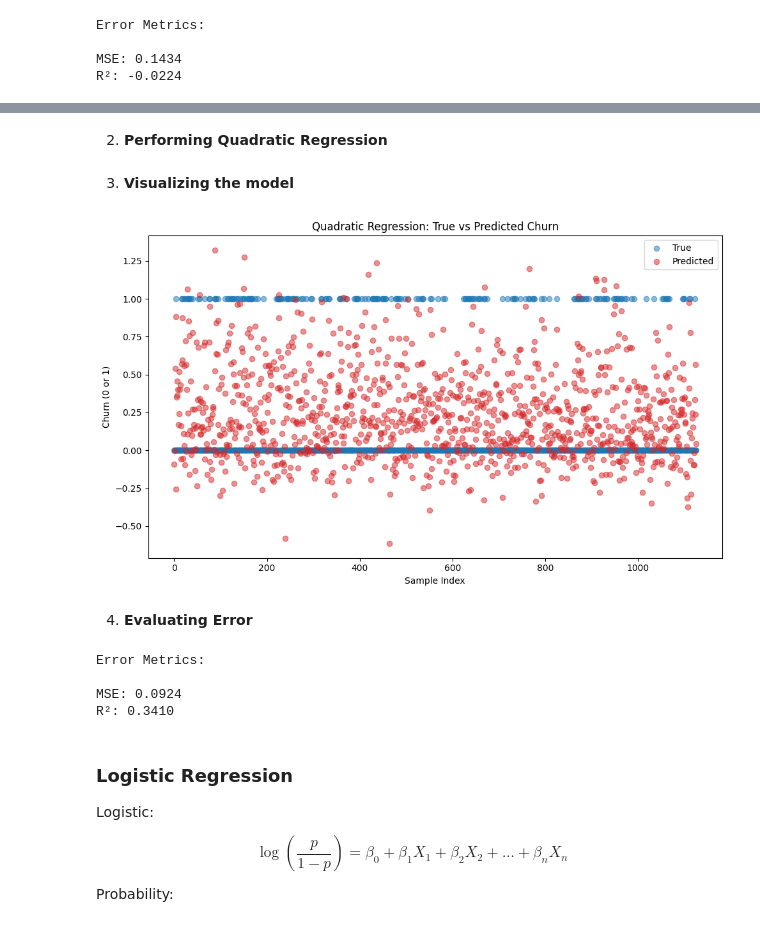
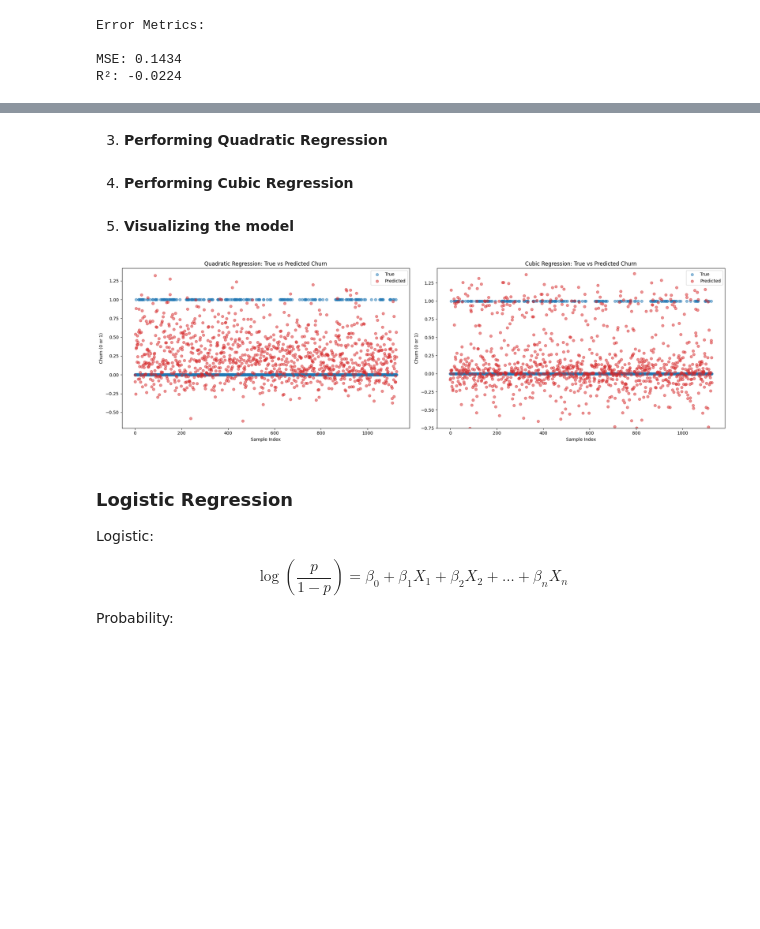
Before and after one commit to SepehrAkbari/LFC-courses, a Jupyter notebook: CSCI-250/Projects/P1/main.ipynb, the cells around one changed output, grey strips where cells are left out. Saved outputs shown, nothing was run; the diff lists cells and outputs as text; code cells hidden in the pictures; blank space fills up the shorter version.

```diff
--- a/CSCI-250/Projects/P1/main.ipynb
+++ b/CSCI-250/Projects/P1/main.ipynb
@@ -365,4 +342,4 @@ $$
 # %%
-poly = PolynomialFeatures(degree=2, include_bias=False)
-X_train_poly = poly.fit_transform(X_train_scaled)
-X_test_poly = poly.transform(X_test_scaled)
+poly2 = PolynomialFeatures(degree=2, include_bias=False)
+X_train_poly2 = poly2.fit_transform(X_train_scaled)
+X_test_poly2 = poly2.transform(X_test_scaled)
@@ -369,35 +348,44 @@ X_test_poly = poly.transform(X_test_scaled)
+# %%
+poly3 = PolynomialFeatures(degree=3, include_bias=False)
+X_train_poly3 = poly3.fit_transform(X_train_scaled)
+X_test_poly3 = poly3.transform(X_test_scaled)
 # %% [markdown]
-2. **Performing Quadratic Regression**
+3. **Performing Quadratic Regression**
 # %%
 model_quadratic = LinearRegression()
-model_quadratic.fit(X_train_poly, y_train_resampled)
-y_pred_quadratic = model_quadratic.predict(X_test_poly)
+model_quadratic.fit(X_train_poly2, y_train_resampled)
+y_pred_quadratic = model_quadratic.predict(X_test_poly2)
+# %% [markdown]
+4. **Performing Cubic Regression**
+# %%
+model_cubic = LinearRegression()
+model_cubic.fit(X_train_poly3, y_train_resampled)
+y_pred_cubic = model_cubic.predict(X_test_poly3)
 # %% [markdown]
-3. **Visualizing the model**
+5. **Visualizing the model**
 # %%
-plt.figure(figsize=(10, 6))
-plt.scatter(range(len(y_test)), y_test, color='tab:blue', label='True', alpha=0.5)
-plt.scatter(range(len(y_pred_quadratic)), y_pred_quadratic, color='tab:red', label='Predicted', alpha=0.5)
-plt.title("Quadratic Regression: True vs Predicted Churn")
-plt.xlabel("Sample Index")
-plt.ylabel("Churn (0 or 1)")
-plt.legend()
+fig, (ax1, ax2) = plt.subplots(1, 2, figsize=(20, 6))
+
+ax1.scatter(range(len(y_test)), y_test, color='tab:blue', label='True', alpha=0.5)
+ax1.scatter(range(len(y_pred_quadratic)), y_pred_quadratic, color='tab:red', label='Predicted', alpha=0.5)
+ax1.set_title("Quadratic Regression: True vs Predicted Churn")
+ax1.set_xlabel("Sample Index")
+ax1.set_ylabel("Churn (0 or 1)")
+ax1.legend()
+
+ax2.scatter(range(len(y_test)), y_test, color='tab:blue', label='True', alpha=0.5)
+ax2.scatter(range(len(y_pred_cubic)), y_pred_cubic, color='tab:red', label='Predicted', alpha=0.5)
+ax2.set_title("Cubic Regression: True vs Predicted Churn")
+ax2.set_xlabel("Sample Index")
+ax2.set_ylabel("Churn (0 or 1)")
+ax2.set_ylim(-0.75, 1.45)
+ax2.legend()
+
+
 plt.tight_layout()
 plt.show()
 # %% [output]
-[figure, old version]
+[figure, new version]
-# %% [markdown]
-4. **Evaluating Error**
-# %%
-mse_quadratic = mean_squared_error(y_test, y_pred_quadratic)
-r2_quadratic = r2_score(y_test, y_pred_quadratic)
-
-print(f"Error Metrics: \n\nMSE: {mse_quadratic:.4f} \nR²: {r2_quadratic:.4f}")
-# %% [output]
-Error Metrics:
-
-MSE: 0.0924
-R²: 0.3410
 # %% [markdown]
 ### **Logistic Regression**
 
```
Also changed, not shown: parts of 33 cells of this notebook.
